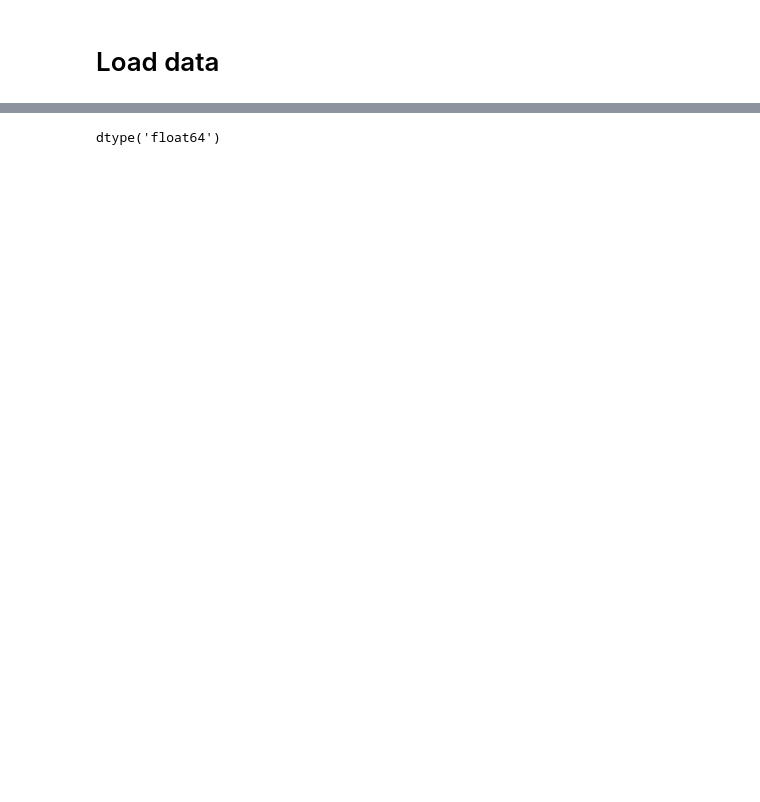
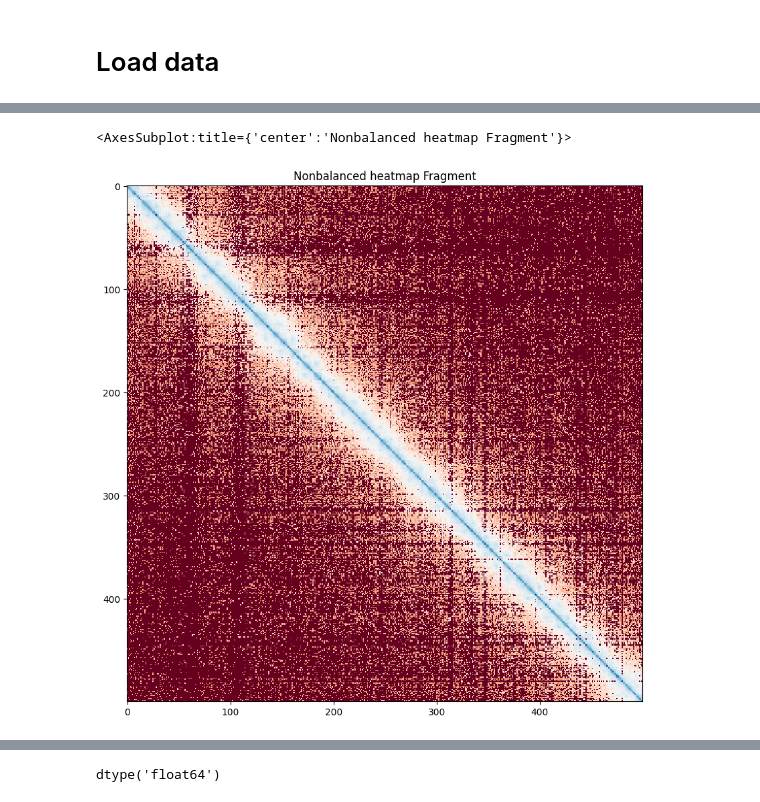
Before and after one commit to aleskunder/topology_loop_caller, a Jupyter notebook: example_notebooks/step_one_contacts_to_distances.ipynb, the cells around one changed output, grey strips where cells are left out. Cells and saved outputs as stored; diff of their text form; code cells hidden in the pictures; blank space fills up the shorter version.

```diff
--- a/example_notebooks/Step_1_Contacts_To_Distances.ipynb
+++ b/example_notebooks/step_one_contacts_to_distances.ipynb
@@ -30,0 +85,8 @@ bal.shape
+# %%
+plot_hic_matrix_fragment(
+    no_nan_chr_one_bal, (1000, 1000, 500), figsize=(10, 10),     lop1p_add=1e-5,
+plot_title="Nonbalanced heatmap Fragment"
+)
+# %% [output]
+<AxesSubplot:title={'center':'Nonbalanced heatmap Fragment'}>
+[figure, added]
```
Also changed, not shown: parts of 8 cells of this notebook, 5 other files.
